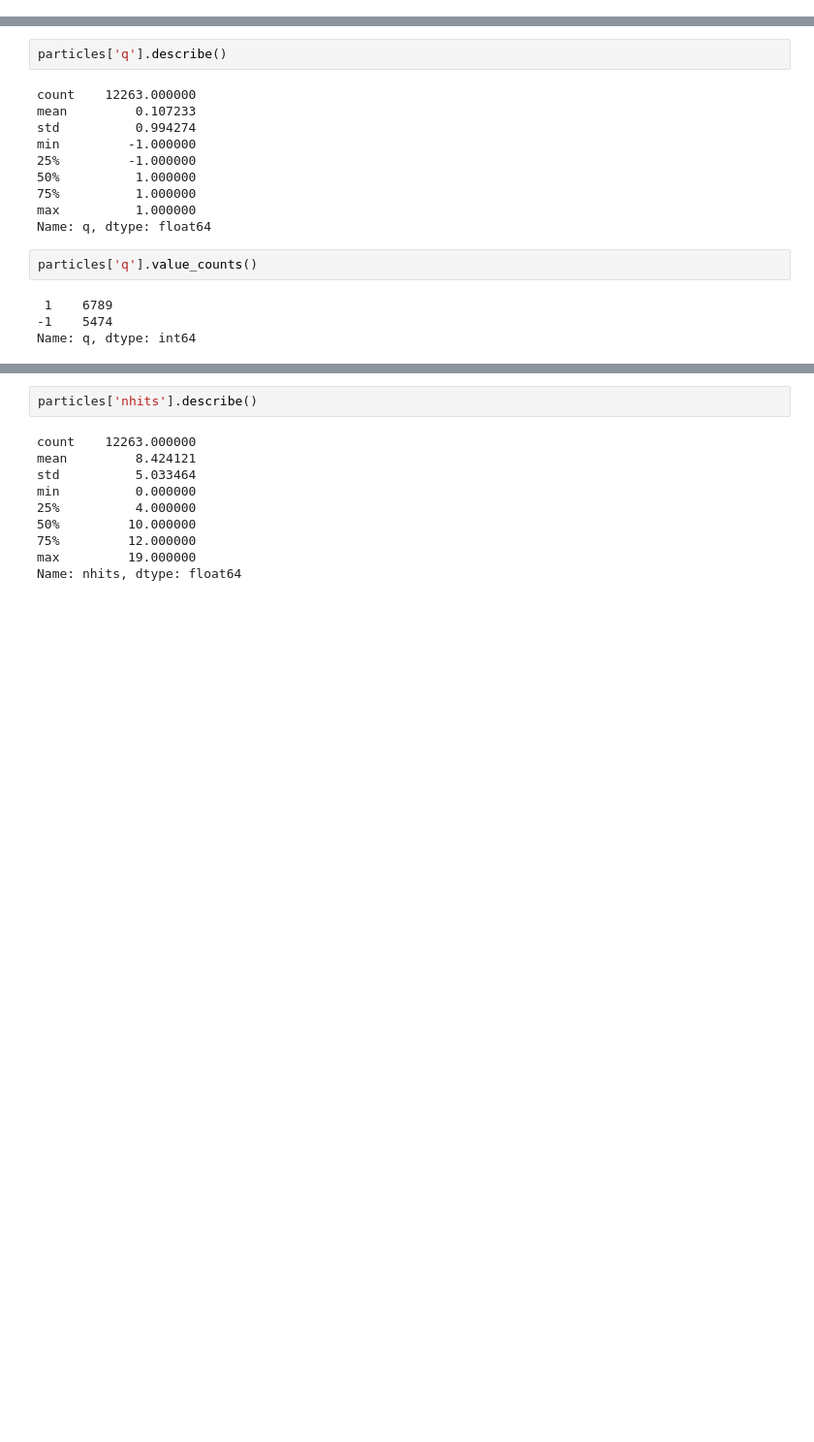
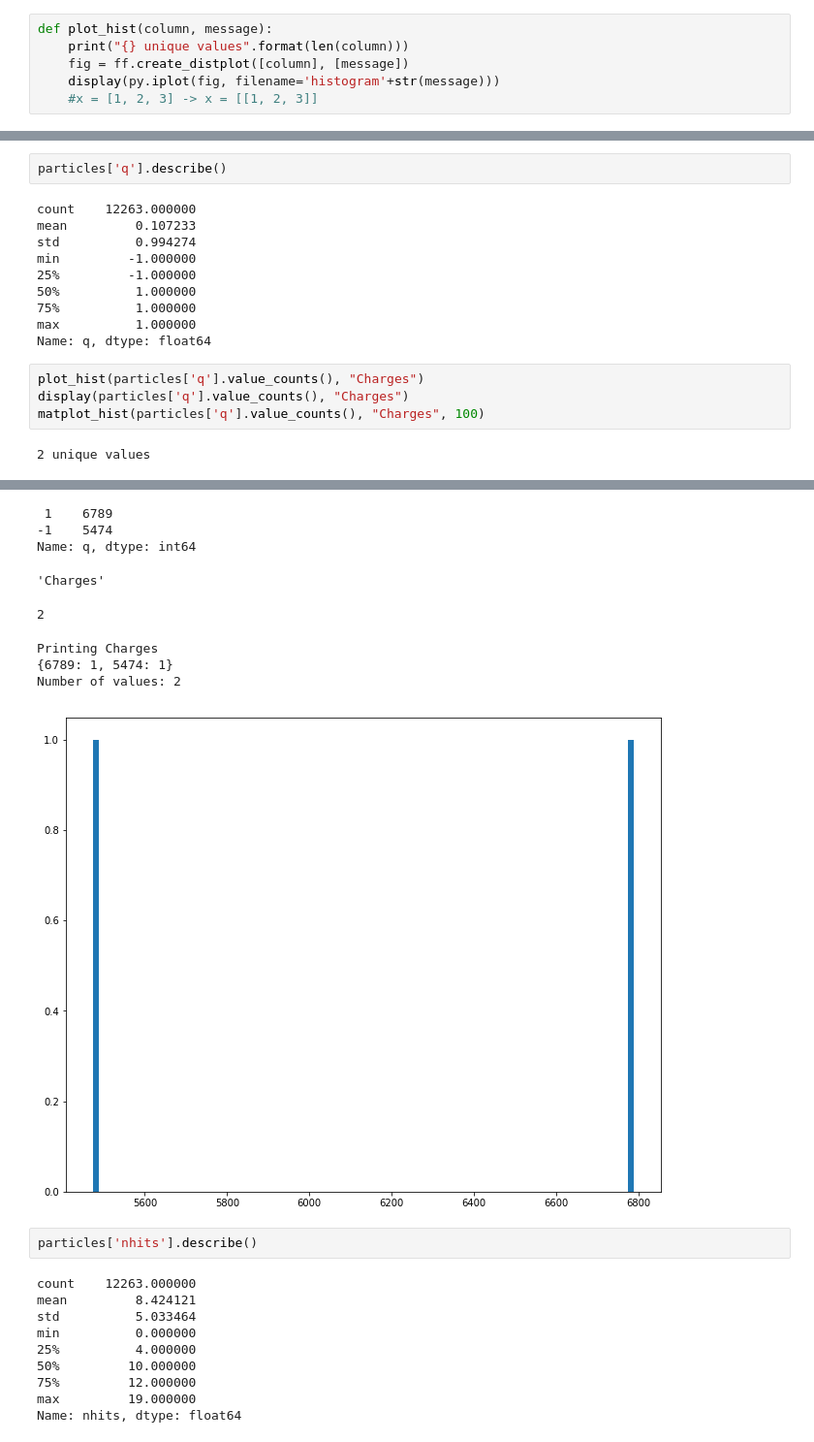
Before and after one commit to Doncurt/TrackML-Challege, a Jupyter notebook: Descriptive Statistics and EDA.ipynb, the cells around one changed output, grey strips where cells are left out. Shown at 97% size. Cells and saved outputs as stored; diff of their text form; blank space fills up the shorter version.

```diff
--- a/Descriptive Statistics and EDA.ipynb
+++ b/Descriptive Statistics and EDA.ipynb
@@ -9,3 +24,9 @@ from trackml.dataset import load_event
+# %%
+def plot_hist(column, message):
+    print("{} unique values".format(len(column)))
+    fig = ff.create_distplot([column], [message])
+    display(py.iplot(fig, filename='histogram'+str(message)))
+    #x = [1, 2, 3] -> x = [[1, 2, 3]]
 # %%
 %ls
 # %% [output]
@@ -244,9 +225,9 @@ min         -1.000000
 75%          1.000000
 max          1.000000
 Name: q, dtype: float64
-# %%
-particles['q'].value_counts()
-# %% [output]
- 1    6789
--1    5474
-Name: q, dtype: int64
+# %%
+plot_hist(particles['q'].value_counts(), "Charges")
+display(particles['q'].value_counts(), "Charges")
+matplot_hist(particles['q'].value_counts(), "Charges", 100)
+# %% [output]
+2 unique values
@@ -253,3 +235,12 @@ Name: q, dtype: int64
+ 1    6789
+-1    5474
+Name: q, dtype: int64
+'Charges'
+2
+Printing Charges
+{6789: 1, 5474: 1}
+Number of values: 2
+[figure, added]
 # %%
 particles['nhits'].describe()
 # %% [output]
```
Also changed, not shown: parts of 12 cells of this notebook, 2 other files.
